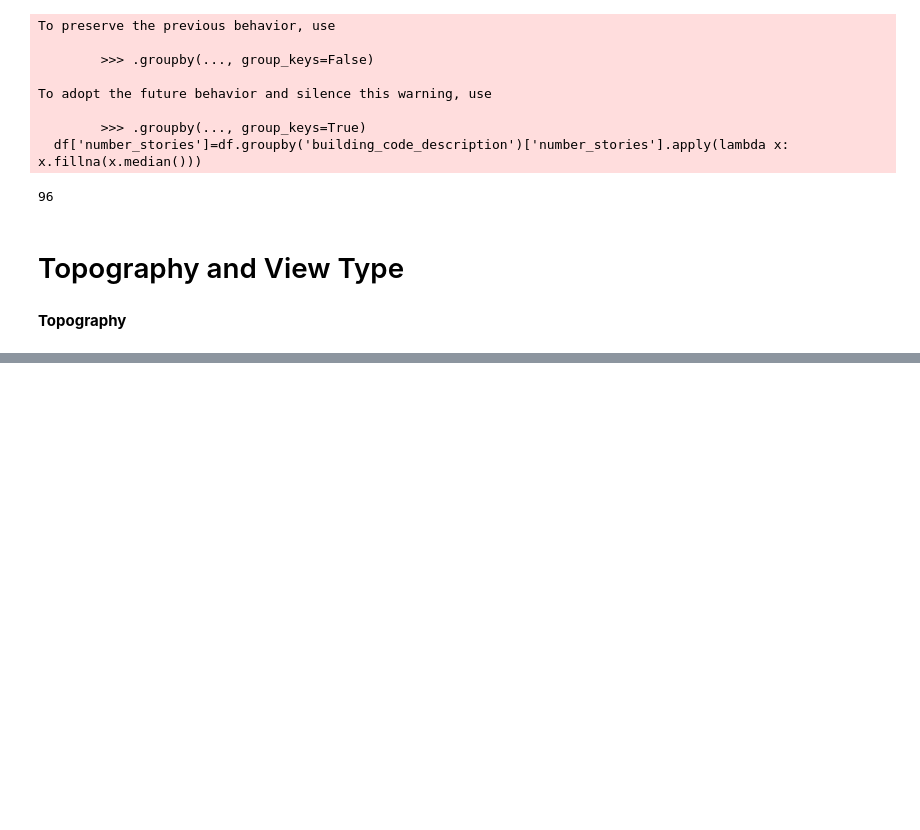
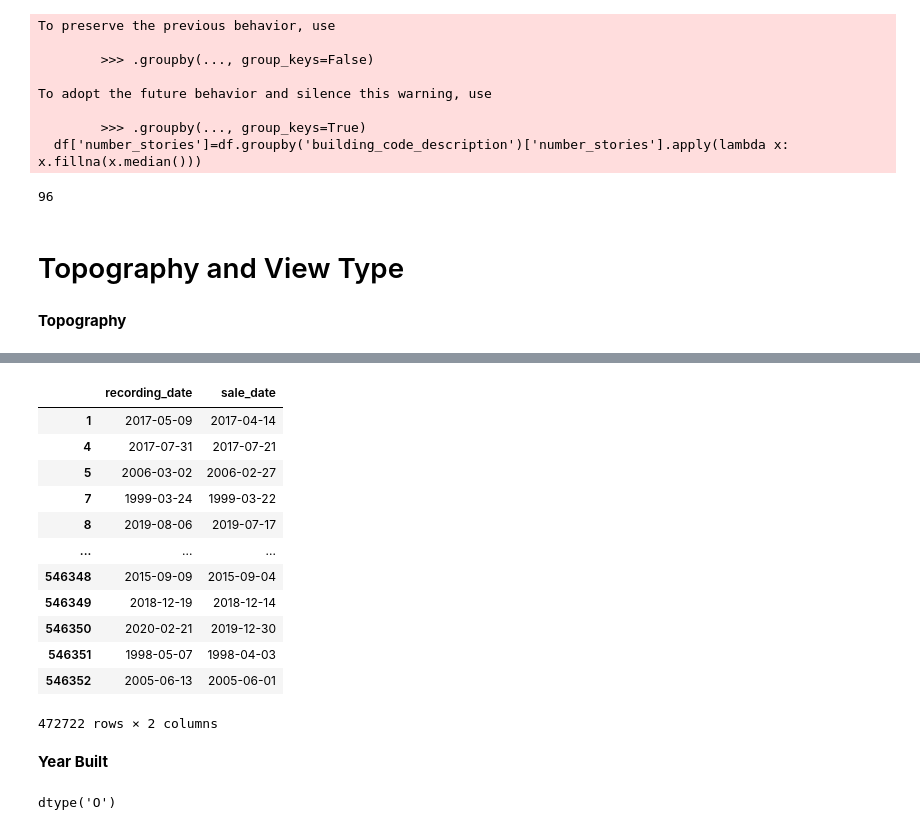
Before and after one commit to AP58PRAD/Philadelphia-House-Pricing, a Jupyter notebook: Data Cleaning.ipynb, the cells around one changed output, grey strips where cells are left out. Drawn from its saved outputs; the diff is of its cells as text; code cells hidden in the pictures; blank space fills up the shorter version.

```diff
--- a/Data Cleaning.ipynb
+++ b/Data Cleaning.ipynb
@@ -2161,0 +2348,22 @@ df['number_stories'].isna().sum()
+# %%
+df[df['recording_date']!=df['sale_date']][['recording_date','sale_date']]
+# %% [output]
+|  | recording_date | sale_date |
+| 1 | 2017-05-09 | 2017-04-14 |
+| 4 | 2017-07-31 | 2017-07-21 |
+| 5 | 2006-03-02 | 2006-02-27 |
+| 7 | 1999-03-24 | 1999-03-22 |
+| 8 | 2019-08-06 | 2019-07-17 |
+| ... | ... | ... |
+| 546348 | 2015-09-09 | 2015-09-04 |
+| 546349 | 2018-12-19 | 2018-12-14 |
+| 546350 | 2020-02-21 | 2019-12-30 |
+| 546351 | 1998-05-07 | 1998-04-03 |
+| 546352 | 2005-06-13 | 2005-06-01 |
+472722 rows × 2 columns
+# %% [markdown]
+<b> Year Built </b>
+# %%
+df['year_built'].dtypes
+# %% [output]
+dtype('O')
```
Also changed, not shown: parts of 74 cells of this notebook, 1 other file.
